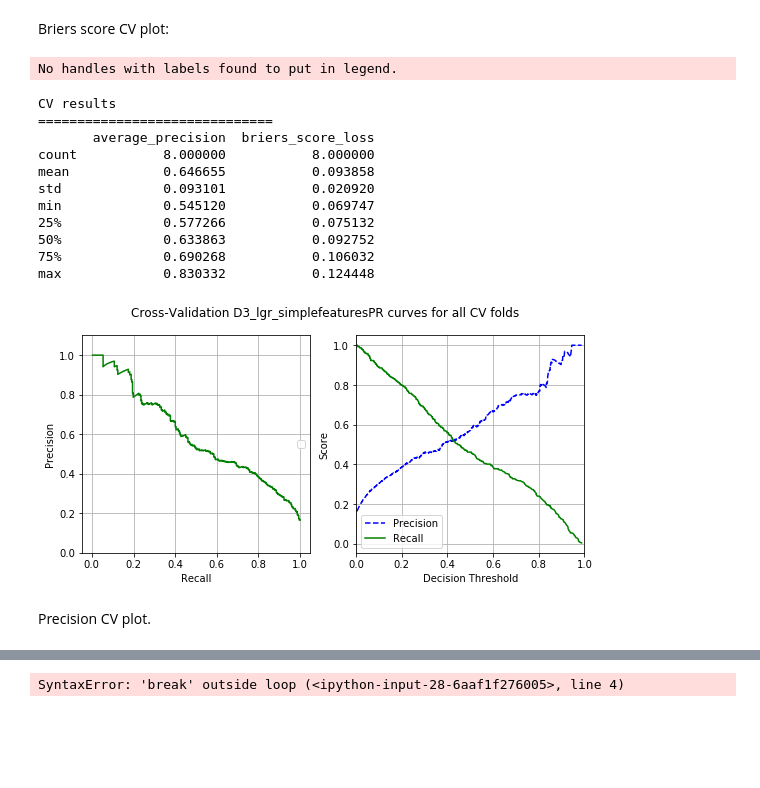
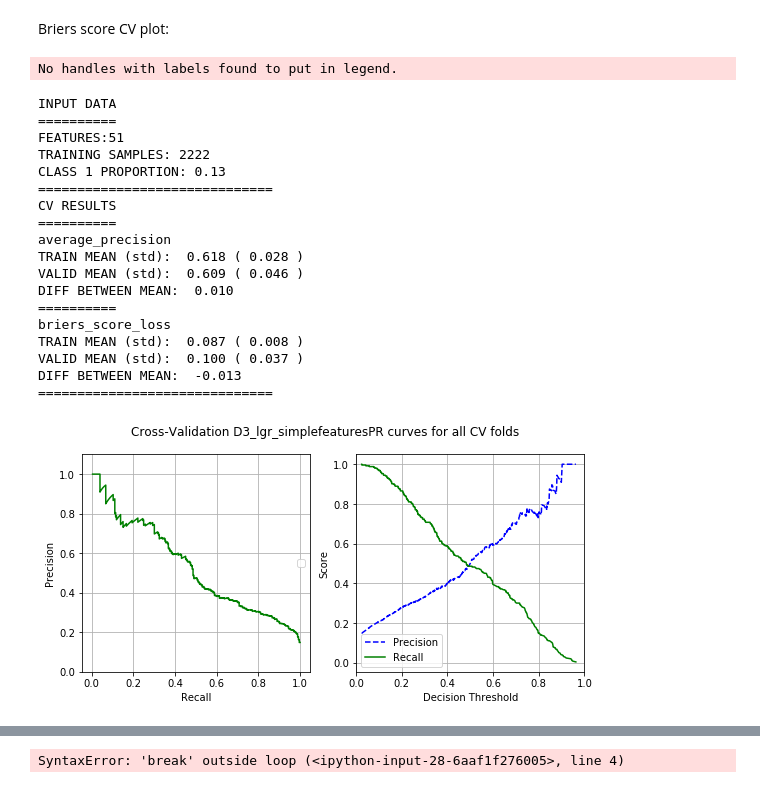
Before and after one commit to BradKeogh/EDclassification, a Jupyter notebook: notebooks/model/highdim_models/D3_highdim.ipynb, the cells around one changed output, grey strips where cells are left out. Cells and saved outputs as stored; diff of their text form; code cells hidden in the pictures; blank space fills up the shorter version.

Commit message:
added new features, tidied models, updated naive model estimates

```diff
--- a/notebooks/model/highdim_models/D3_highdim.ipynb
+++ b/notebooks/model/highdim_models/D3_highdim.ipynb
@@ -9,7 +9,7 @@ import numpy as np
 # %%
 from src.data.io import import_and_prep_target_df_from_pickle, import_and_merge_feature_dfs_from_pickles
 # %%
-df = import_and_prep_target_df_from_pickle('./../../../data/interim/D3_dailyTS/EDdaily_occupancy_class15_clipped.pkl')
+df = import_and_prep_target_df_from_pickle('./../../../data/interim/D3_dailyTS/EDdaily_occupancy_classRollQ90_clipped.pkl')
 
 df.head()
 # %% [output]
@@ -94,8 +95,8 @@ def generate_deriv_features(df, col_name):
     return(df_new)
 
 df2 = generate_deriv_features(df2, 'EDMeanOcc_prevday')
-df2 = generate_deriv_features(df2, 'EDDAILYadmissions')
-df2 = generate_deriv_features(df2, 'IPDAILYpatients_nonelec')
+df2 = generate_deriv_features(df2, 'EDDAILYno_admissions')
+df2 = generate_deriv_features(df2, 'IPDAILYno_patients_nonelec')
 # %%
 df2.head()
 # %% [output]
@@ -200,7 +201,7 @@ param_grid = {
 # %%
 tscv = TimeSeriesSplit(n_splits=6)
 # %%
-grid_search = GridSearchCV(lgr_model, param_grid, cv=tscv, scoring='brier_score_loss', return_train_score=True)
+grid_search = GridSearchCV(lgr_model, param_grid, cv=tscv, scoring='average_precision', return_train_score=True)
 # brier_score_loss, average_precision
 grid_search.fit(X_trainT, y_train)
 # %% [output]
@@ -238,20 +239,25 @@ Adding more deriv features improves briers but no change in average precision. T
 # %% [markdown]
 Briers score CV plot:
 # %%
-meval = ModelCVEvaluation(grid_search.best_estimator_, 'D3_lgr_simplefeatures', X_trainT, y_train, 8)
+meval = ModelCVEvaluation(grid_search.best_estimator_, 'D3_lgr_simplefeatures', X_trainT, y_train, 6)
 # %% [output]
 No handles with labels found to put in legend.
-CV results
+INPUT DATA
+==========
+FEATURES:51
+TRAINING SAMPLES: 2222
+CLASS 1 PROPORTION: 0.13
 ==============================
-       average_precision  briers_score_loss
-count           8.000000           8.000000
-mean            0.646655           0.093858
-std             0.093101           0.020920
-min             0.545120           0.069747
-25%             0.577266           0.075132
-50%             0.633863           0.092752
-75%             0.690268           0.106032
-max             0.830332           0.124448
+CV RESULTS
+==========
+average_precision
+TRAIN MEAN (std):  0.618 ( 0.028 )
+VALID MEAN (std):  0.609 ( 0.046 )
+DIFF BETWEEN MEAN:  0.010
+==========
+briers_score_loss
+TRAIN MEAN (std):  0.087 ( 0.008 )
+VALID MEAN (std):  0.100 ( 0.037 )
+DIFF BETWEEN MEAN:  -0.013
+==============================
-[figure, old version]
+[figure, new version]
-# %% [markdown]
-Precision CV plot.
```
Also changed, not shown: parts of 37 cells of this notebook, 14 other files.
